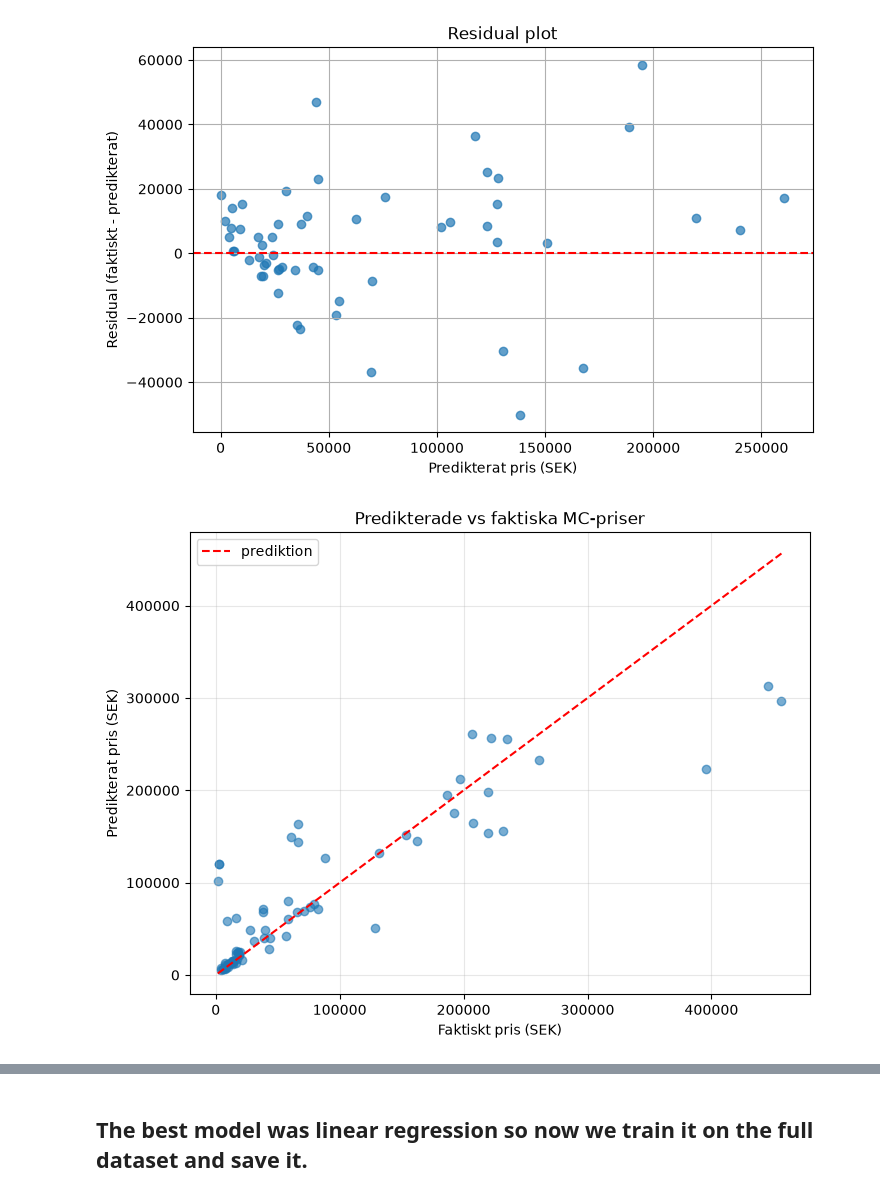
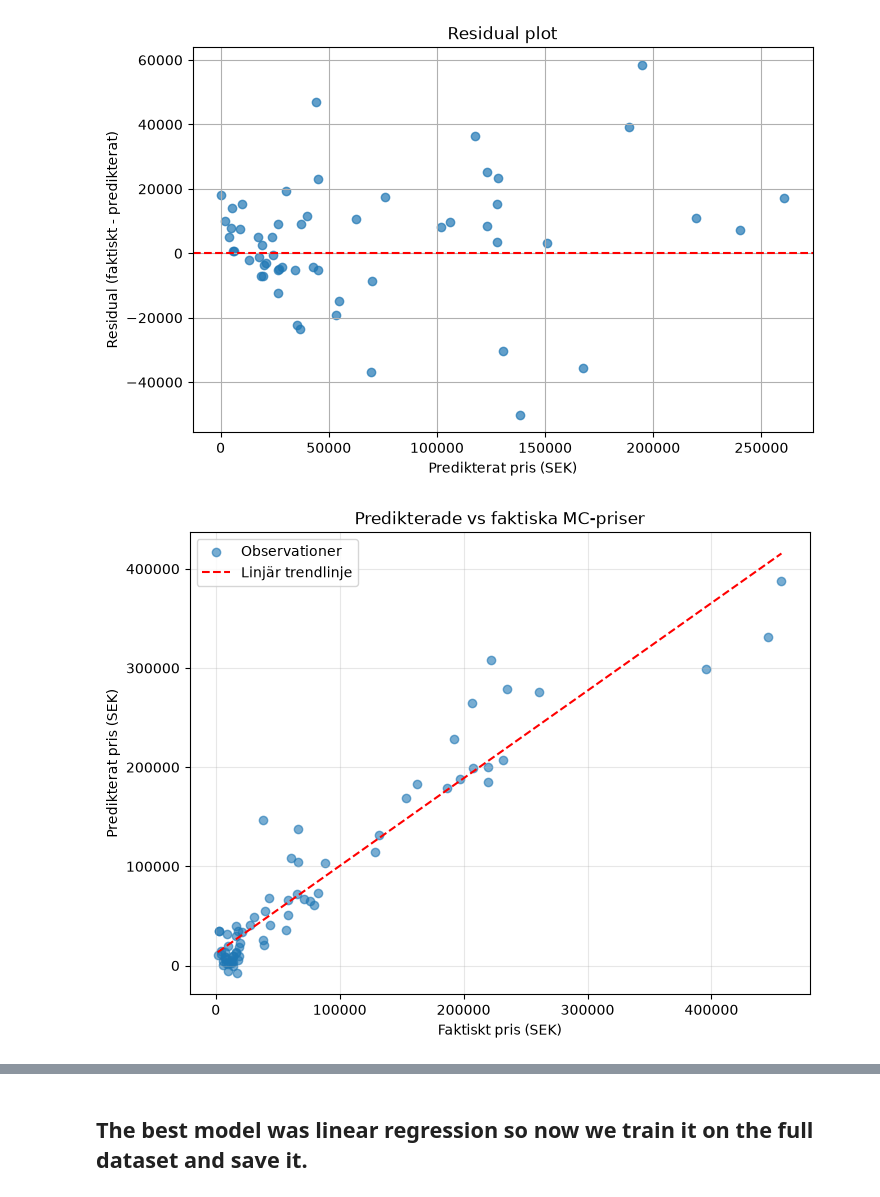
Before and after one commit to Piexgear/mc_match, a Jupyter notebook: models/valuation.ipynb, the cells around one changed output, grey strips where cells are left out. Cells and saved outputs as stored; diff of their text form; code cells hidden in the pictures.

```diff
--- a/models/valuation.ipynb
+++ b/models/valuation.ipynb
@@ -336,6 +230,7 @@ lin_reg = Pipeline([
     ("model", LinearRegression())])
 lin_reg.fit(x_train, y_train)
 lin_reg_pred = lin_reg.predict(x_val)
+lin_reg_test_pred = lin_reg.predict(x_test)
 # %%
 def regression_metrics(y_true, y_pred):
     return {
@@ -368,29 +312,29 @@ plt.show()
 # %%
 plt.figure(figsize=(8, 6))
 
-plt.scatter(y_test, y_pred, alpha=0.6)
+plt.scatter(y_test, lin_reg_test_pred, alpha=0.6, label="Observationer")
 
-# Linje för perfekta prediktioner
-min_price = min(y_test.min(), y_pred.min())
-max_price = max(y_test.max(), y_pred.max())
+line_slope, line_intercept = np.polyfit(y_test, lin_reg_test_pred, 1)
+line_x = np.array([y_test.min(), y_test.max()])
+line_y = line_slope * line_x + line_intercept
 
 plt.plot(
-    [min_price, max_price],
-    [min_price, max_price],
+    line_x,
+    line_y,
     color="red",
     linestyle="--",
-    label="prediktion"
+    label="Linjär trendlinje"
 )
 
 plt.xlabel("Faktiskt pris (SEK)")
 plt.ylabel("Predikterat pris (SEK)")
 plt.title("Predikterade vs faktiska MC-priser")
 plt.legend()
 plt.grid(alpha=0.3)
 
 plt.show()
 # %% [output]
-[figure, old version]
+[figure, new version]
 # %%
 plt.figure(figsize=(12, 6))
 
```
Also changed, not shown: parts of 15 cells of this notebook, 4 other files.
